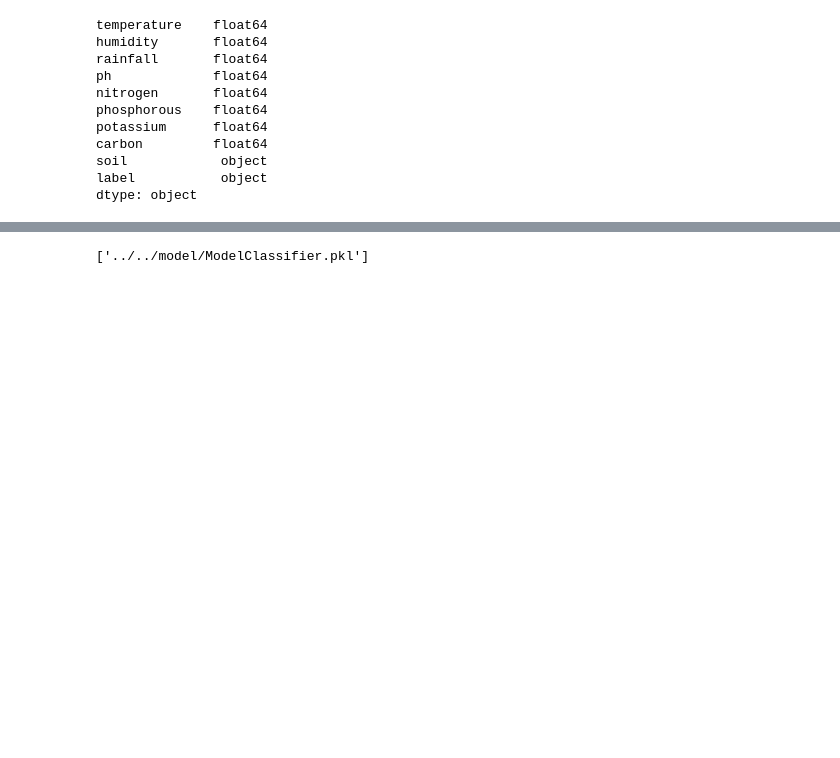
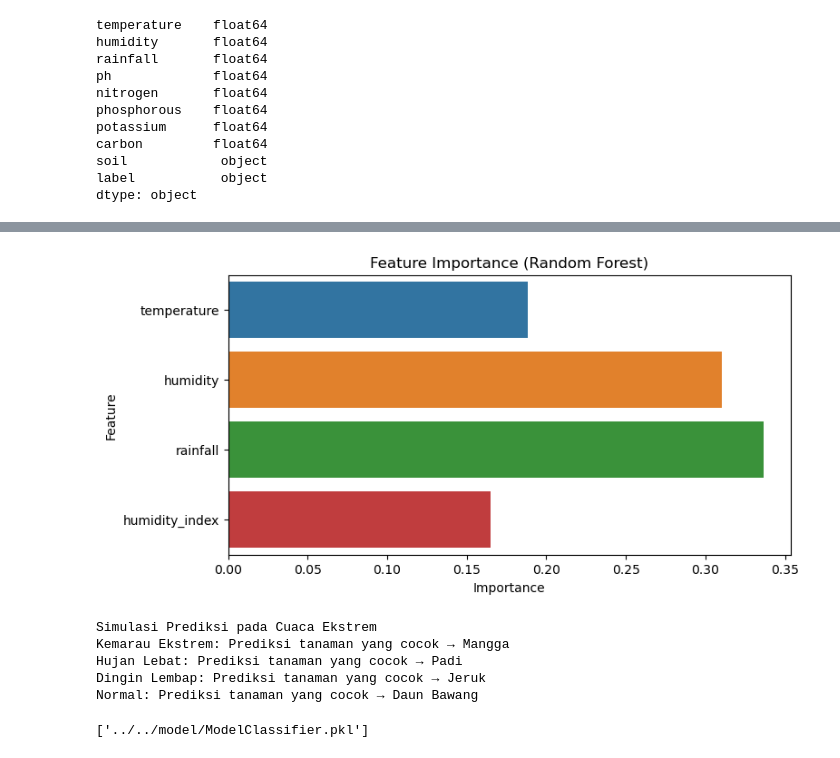
Before and after one commit to ApocalCrk/mahitala-ml, a Jupyter notebook: src/meta/crop_recom.ipynb, the cells around one changed output, grey strips where cells are left out. Saved outputs shown, nothing was run; the diff lists cells and outputs as text; code cells hidden in the pictures; blank space fills up the shorter version.

```diff
--- a/src/meta/crop_recom.ipynb
+++ b/src/meta/crop_recom.ipynb
@@ -144,3 +188,35 @@ Standar Deviasi Akurasi: 0.01005592154022024
+# %%
+importances = best_rf.feature_importances_
+features = X.columns
+
+plt.figure(figsize=(8, 4))
+sns.barplot(x=importances, y=features)
+plt.title("Feature Importance (Random Forest)")
+plt.xlabel("Importance")
+plt.ylabel("Feature")
+plt.show()
+# %% [output]
+[figure, added]
+# %%
+print("\nSimulasi Prediksi pada Cuaca Ekstrem")
+simulation_scenarios = [
+    {"name": "Kemarau Ekstrem", "temperature": 34, "humidity": 35, "rainfall": 5},
+    {"name": "Hujan Lebat", "temperature": 26, "humidity": 80, "rainfall": 300},
+    {"name": "Dingin Lembap", "temperature": 19, "humidity": 90, "rainfall": 80},
+    {"name": "Normal", "temperature": 28, "humidity": 75, "rainfall": 150}
+]
+
+for scenario in simulation_scenarios:
+    hi = (scenario['temperature'] * scenario['humidity']) / 100
+    input_arr = np.array([[scenario['temperature'], scenario['humidity'], scenario['rainfall'], hi]])
+    pred = model_rf.predict(input_arr)
+    print(f"{scenario['name']}: Prediksi tanaman yang cocok → {pred[0]}")
+# %% [output]
+Simulasi Prediksi pada Cuaca Ekstrem
+Kemarau Ekstrem: Prediksi tanaman yang cocok → Mangga
+Hujan Lebat: Prediksi tanaman yang cocok → Padi
+Dingin Lembap: Prediksi tanaman yang cocok → Jeruk
+Normal: Prediksi tanaman yang cocok → Daun Bawang
 # %%
 import joblib
 joblib.dump(model_rf, '../../model/ModelClassifier.pkl')
```
Also changed, not shown: parts of 22 cells of this notebook, 2 other files.
